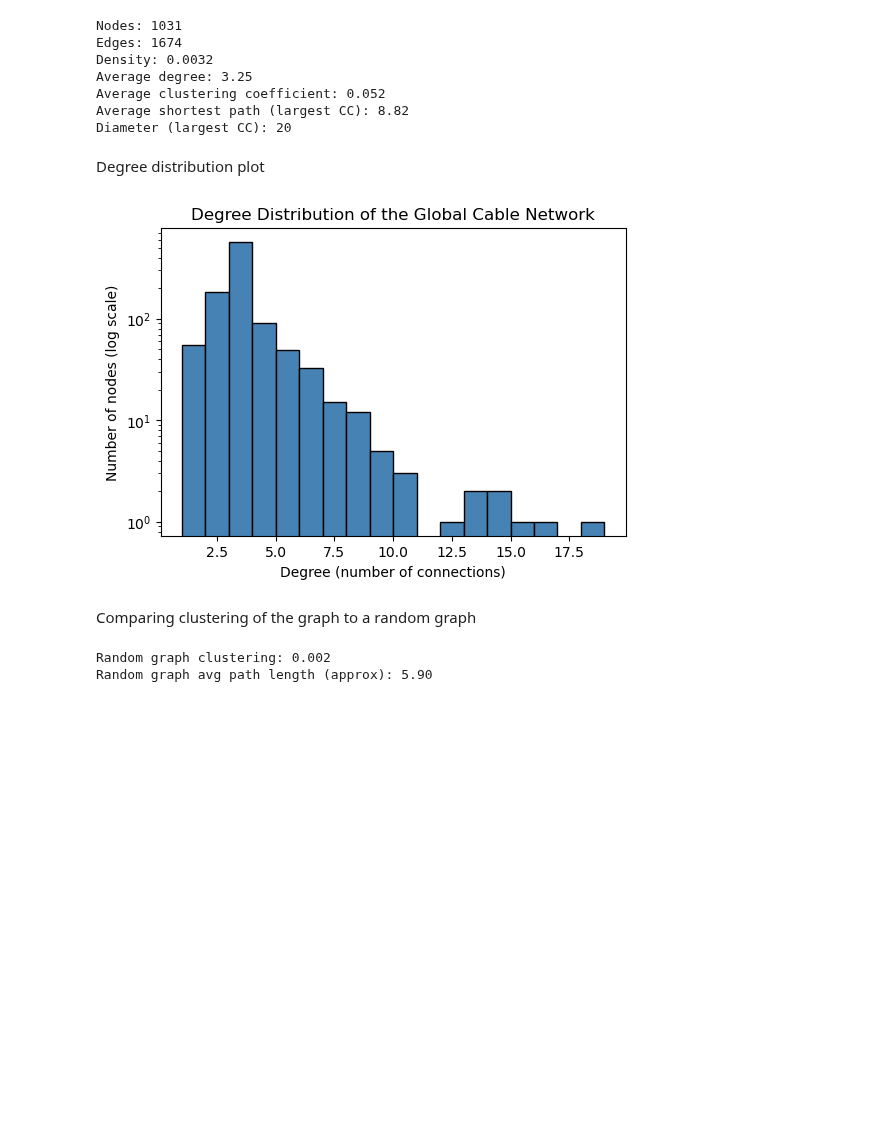
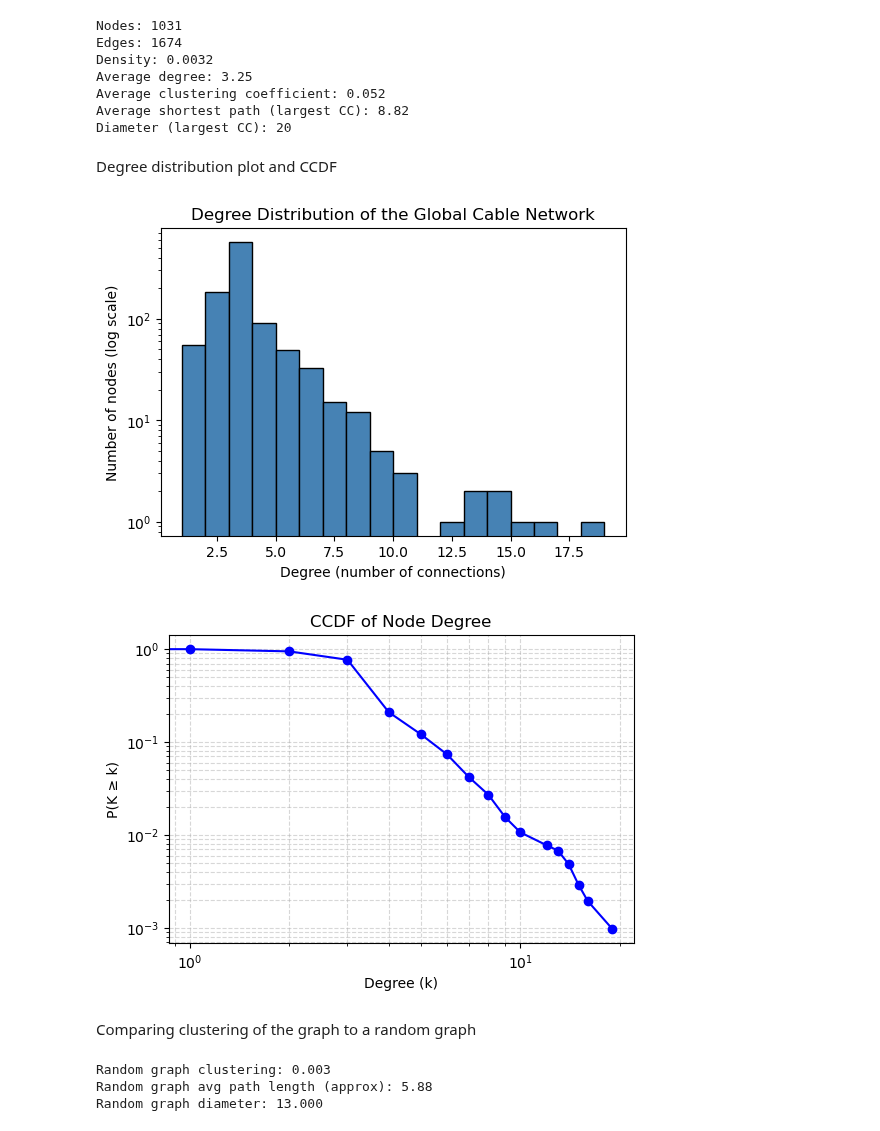
Before and after one commit to vinp505/UCNA, a Jupyter notebook: src/network_analysis/Basic Network statistic.ipynb, the cells around one changed output. Saved outputs shown, nothing was run; the diff lists cells and outputs as text; code cells hidden in the pictures; blank space fills up the shorter version.

Commit message:
Added CCDF to Basic Stat

```diff
--- a/src/network_analysis/Basic Network statistic.ipynb
+++ b/src/network_analysis/Basic Network statistic.ipynb
@@ -29,19 +29,33 @@ Average clustering coefficient: 0.052
 Average shortest path (largest CC): 8.82
 Diameter (largest CC): 20
 # %% [markdown]
-Degree distribution plot
+Degree distribution plot and CCDF
 # %%
 import matplotlib.pyplot as plt
-
+from collections import Counter
+import numpy as np
 degrees = [d for _, d in G.degree()]
 plt.figure(figsize=(6,4))
 plt.hist(degrees, bins=range(1, max(degrees)+1), color='steelblue', edgecolor='black', log=True)
 plt.xlabel("Degree (number of connections)")
 plt.ylabel("Number of nodes (log scale)")
 plt.title("Degree Distribution of the Global Cable Network")
 plt.show()
+deg_freq= dict(Counter(degrees))
+deg_freq = dict(sorted(deg_freq.items()))
+degrees_sorted = list(deg_freq.keys())
+counts = np.array(list(deg_freq.values()))
+ccdf = np.cumsum(counts[::-1])[::-1] / sum(counts)
+plt.figure(figsize=(6,4))
+plt.loglog(degrees_sorted, ccdf, marker='o', linestyle='-', color='b')
+plt.xlabel('Degree (k)')
+plt.ylabel('P(K ≥ k)')
+plt.title('CCDF of Node Degree')
+plt.grid(True, which='both', ls='--', alpha=0.5)
+plt.show()
 # %% [output]
 [figure]
+[figure, added]
 # %% [markdown]
 Comparing clustering of the graph to a random graph
 # %%
@@ -50,6 +64,8 @@ largest_cc_rnd = max(nx.connected_components(G_random), key=len)
 G_largest_random = G_random.subgraph(largest_cc_rnd).copy()
 print(f"Random graph clustering: {nx.average_clustering(G_random):.3f}")
 print(f"Random graph avg path length (approx): {nx.average_shortest_path_length(G_largest_random):.2f}")
+print(f"Random graph diameter: {nx.diameter(G_largest_random):.3f}")
 # %% [output]
-Random graph clustering: 0.002
-Random graph avg path length (approx): 5.90
+Random graph clustering: 0.003
+Random graph avg path length (approx): 5.88
+Random graph diameter: 13.000
```
